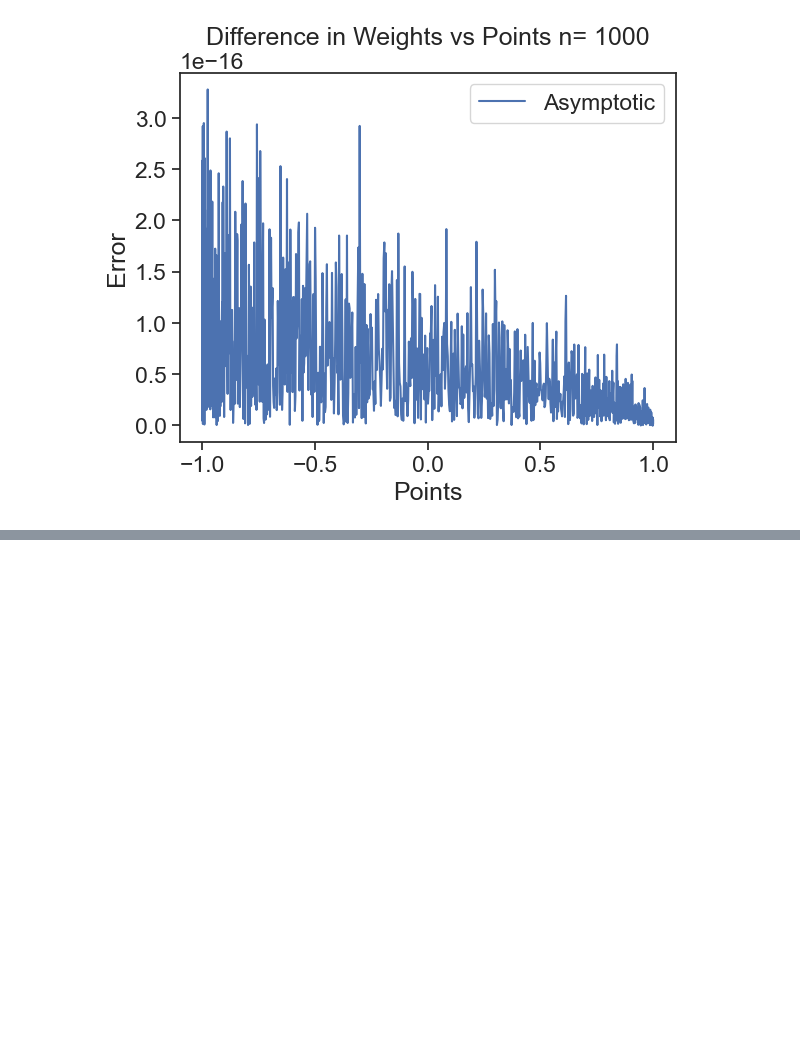
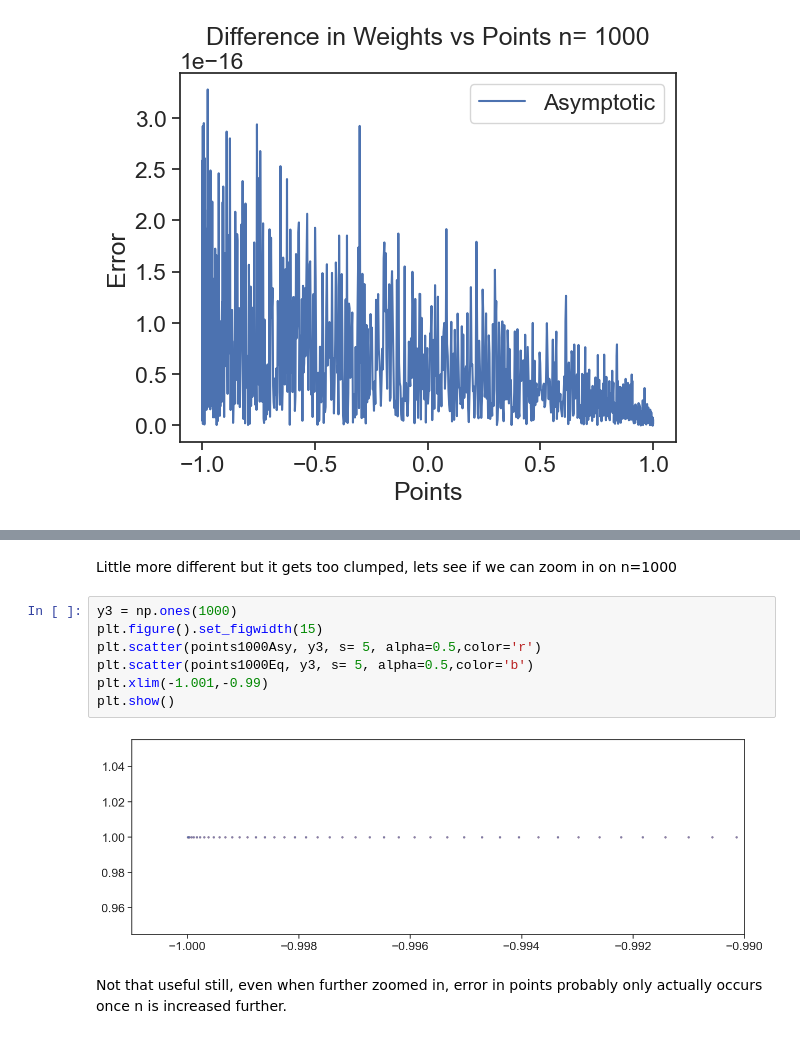
Before and after one commit to equadratures/Higher-Order-Integration, a Jupyter notebook: Asymptotic Legendre Implementation.ipynb, the cells around one changed output, grey strips where cells are left out. Saved outputs shown, nothing was run; the diff lists cells and outputs as text; blank space fills up the shorter version.

```diff
--- a/Asymptotic Legendre Implementation.ipynb
+++ b/Asymptotic Legendre Implementation.ipynb
@@ -316,0 +436,13 @@ Not that useful still.
+# %% [markdown]
+Little more different but it gets too clumped, lets see if we can zoom in on n=1000
+# %%
+y3 = np.ones(1000)
+plt.figure().set_figwidth(15)
+plt.scatter(points1000Asy, y3, s= 5, alpha=0.5,color='r')
+plt.scatter(points1000Eq, y3, s= 5, alpha=0.5,color='b')
+plt.xlim(-1.001,-0.99)
+plt.show()
+# %% [output]
+[figure, added]
+# %% [markdown]
+Not that useful still, even when further zoomed in, error in points probably only actually occurs once n is increased further.
```
Also changed, not shown: parts of 26 cells of this notebook.
